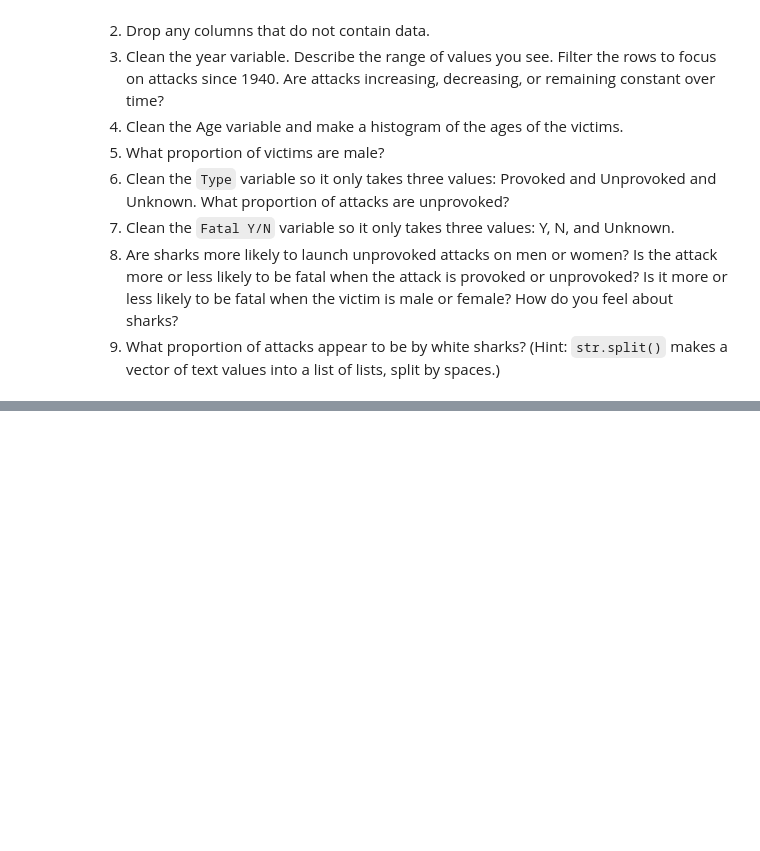
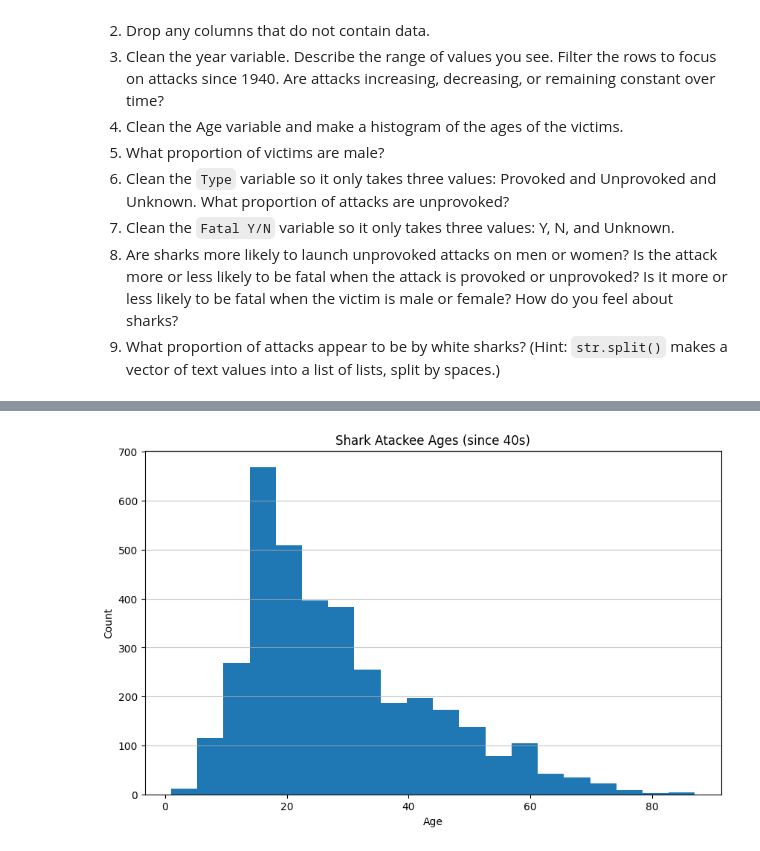
Before and after one commit to henry5250/wrangling_assignment, a Jupyter notebook: assignment.ipynb, the cells around one changed output, grey strips where cells are left out. Drawn from its saved outputs; the diff is of its cells as text; code cells hidden in the pictures; blank space fills up the shorter version.

```diff
--- a/assignment.ipynb
+++ b/assignment.ipynb
@@ -114,0 +221,18 @@ print(f"\nNumber of missing values after cleaning: {missing_imposed_sentence}")
+# %%
+#Cleaning the Year variable Q2.3
+#Converting the Year column to numeric and int from float or text (whatever it was), and coercing errors to NaN then dropping them
+shark_attacks_df['Year'] = pd.to_numeric(shark_attacks_df['Year'], errors='coerce')
+shark_attacks_df.dropna(subset=['Year'], inplace=True)
+shark_attacks_df['Year'] = shark_attacks_df['Year'].astype(int)
+
+#Filtering the rows to focus on attacks since 1940 Q2.3
+attacks_since_1940 = shark_attacks_df[shark_attacks_df['Year'] >= 1940].copy()
+
+#Analyzing if attacks are increasing, decreasing, or remaining constant over time Q2.3
+#Group by year and count the number of attacks
+attacks_by_year = attacks_since_1940['Year'].value_counts().sort_index()
+
+#Displaying each decade (every 10 years) to try to see a trend
+
+display(attacks_by_year[attacks_by_year.index.isin(range(attacks_by_year.index.min(), attacks_by_year.index.max() + 1, 10))])
+#It looks like they go up and down, but have increased since the 2000s
@@ -114,0 +252,23 @@ print(f"\nNumber of missing values after cleaning: {missing_imposed_sentence}")
+# %%
+#Q2.4
+#Converting 'Age' column to numeric
+attacks_since_1940['Age'] = pd.to_numeric(attacks_since_1940['Age'], errors='coerce')
+
+#Dropping rows where 'Age' is NaN
+attacks_since_1940.dropna(subset=['Age'], inplace=True)
+
+#Converting 'Age' to integer type
+attacks_since_1940['Age'] = attacks_since_1940['Age'].astype(int)
+
+#Making a histogram of ages (had to look up how to do this) Q2.4
+import matplotlib.pyplot as plot
+
+plot.figure(figsize=(10, 6))
+plot.hist(attacks_since_1940['Age'], bins=20)
+plot.title('Shark Atackee Ages (since 40s)')
+plot.xlabel('Age')
+plot.ylabel('Count')
+plot.grid(axis='y', alpha=0.75)
+plot.show()
+# %% [output]
+[figure, added]
```
Also changed, not shown: parts of 11 cells of this notebook.
